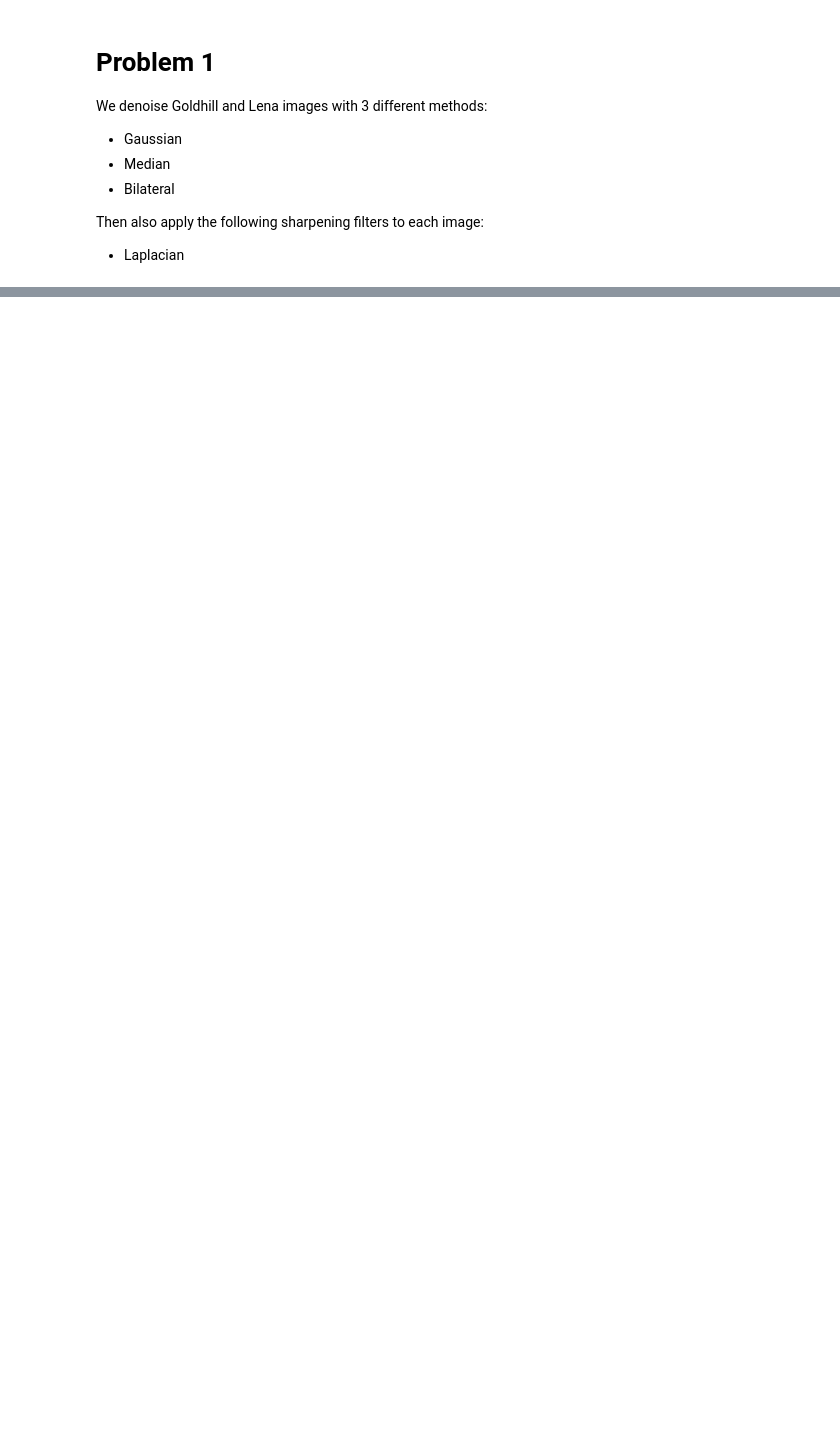
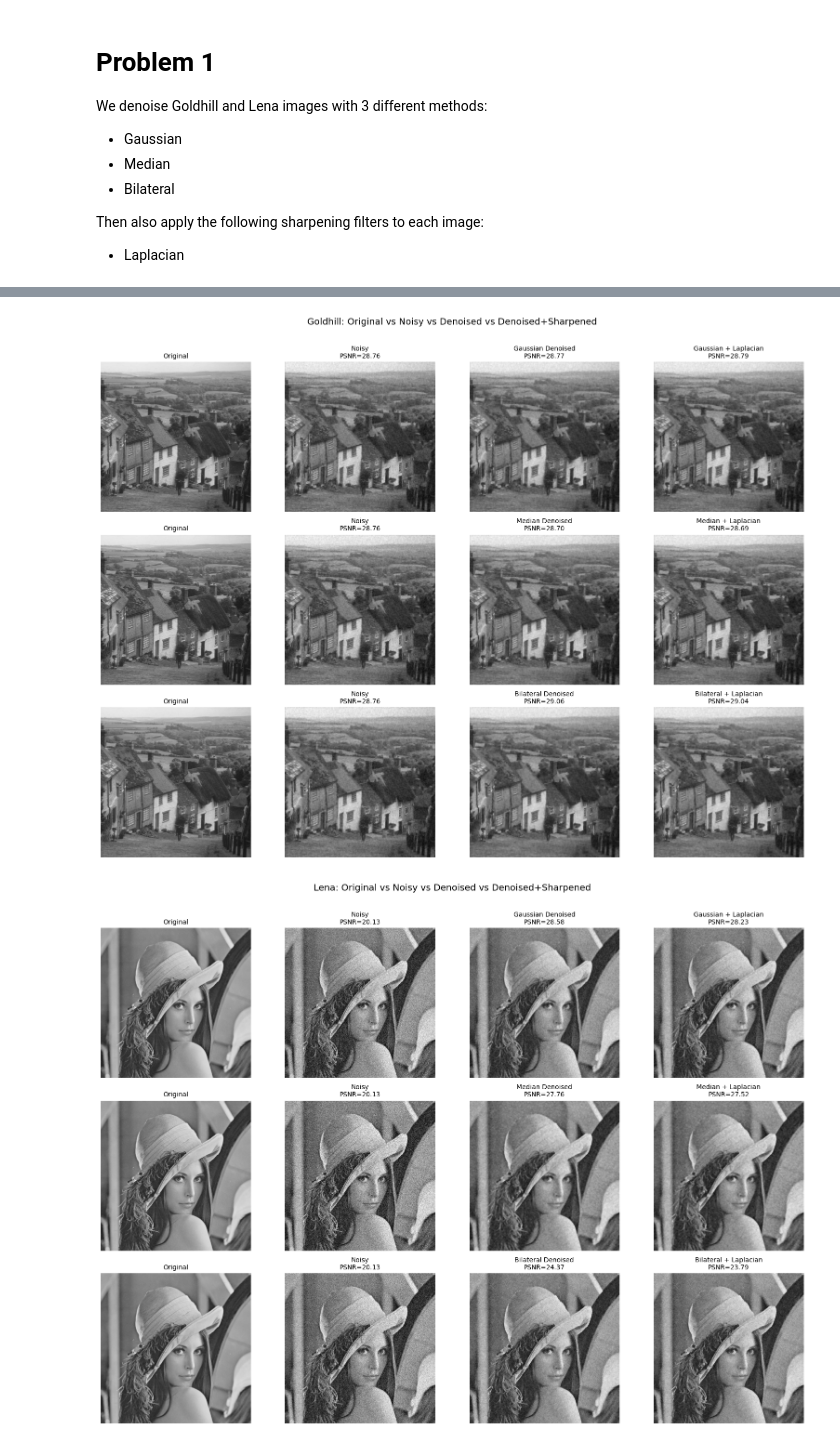
Before and after one commit to OrenRotaru/cme466, a Jupyter notebook: asns/asn4/asn4_p1.ipynb, the cells around one changed output, grey strips where cells are left out. Saved outputs shown, nothing was run; the diff lists cells and outputs as text; code cells hidden in the pictures; blank space fills up the shorter version.

Commit message:
Asn4/Working with differnet sharpening and denoising

```diff
--- a/asns/asn4/asn4_p1.ipynb
+++ b/asns/asn4/asn4_p1.ipynb
@@ -95,4 +108,43 @@ Lena         Bilateral    20.13              24.37              11.79
 ------------------------------------------------------------------------------------------
+# %%
+def bgr_to_rgb(img):
+    return cv2.cvtColor(img, cv2.COLOR_BGR2RGB)
+
+
+for name, original, noisy in image_configs:
+    if noisy.shape != original.shape:
+        noisy = cv2.resize(noisy, (original.shape[1], original.shape[0]))
+
+    psnr_noisy = cv2.PSNR(original, noisy)
+    denoise_results = apply_denoise_methods(name, noisy)
+
+    fig, axes = plt.subplots(len(denoise_results), 4, figsize=(16, 12))
+    fig.suptitle(f"{name}: Original vs Noisy vs Denoised vs Denoised+Sharpened", fontsize=14)
+
+    for r, (method_name, denoised) in enumerate(denoise_results):
+        sharpened = laplacian_sharpen(denoised)
+
+        psnr_denoised = cv2.PSNR(original, denoised)
+        psnr_sharp = cv2.PSNR(original, sharpened)
+
+        panels = [
+            (original, "Original"),
+            (noisy, f"Noisy\nPSNR={psnr_noisy:.2f}"),
+            (denoised, f"{method_name} Denoised\nPSNR={psnr_denoised:.2f}"),
+            (sharpened, f"{method_name} + Laplacian\nPSNR={psnr_sharp:.2f}"),
+        ]
+
+        for c, (img, title) in enumerate(panels):
+            ax = axes[r, c]
+            ax.imshow(bgr_to_rgb(img))
+            ax.set_title(title, fontsize=10)
+            ax.axis("off")
+
+    plt.tight_layout(rect=[0, 0, 1, 0.97])
+    plt.show()
+# %% [output]
+[figure, added]
+[figure, added]
 # %%
 # Save the 6 sharpened final images for upload
 output_dir = 'imgs'
```
Also changed, not shown: parts of 4 cells of this notebook, 6 other files.
